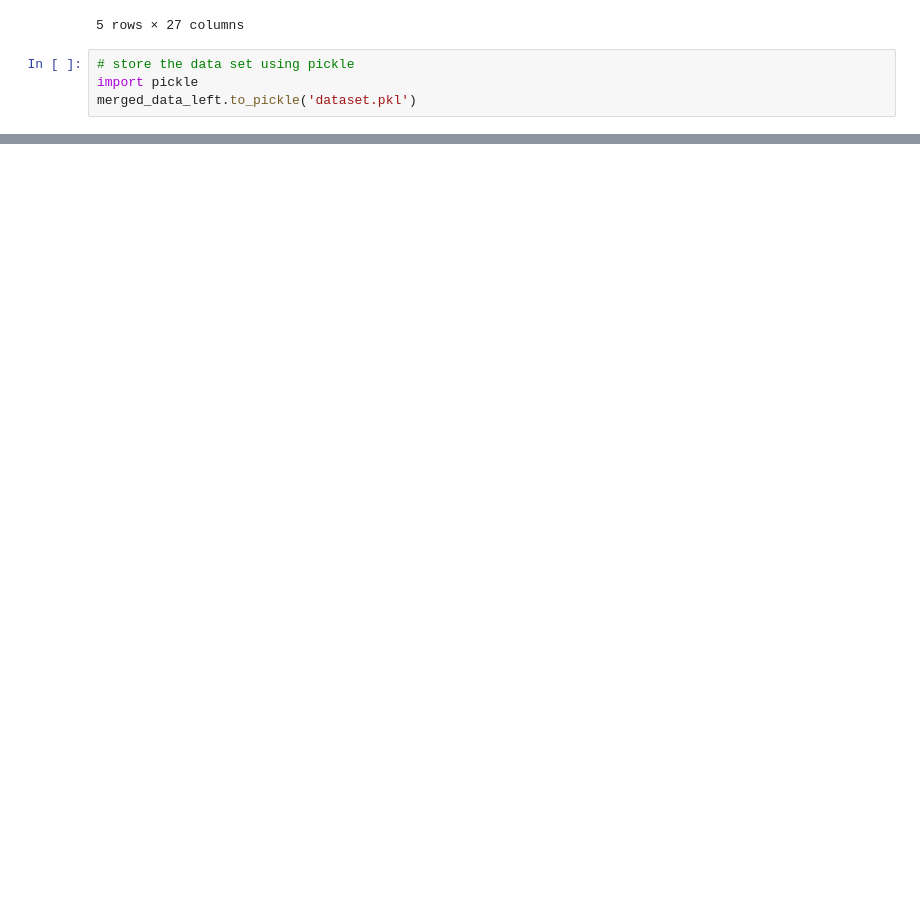
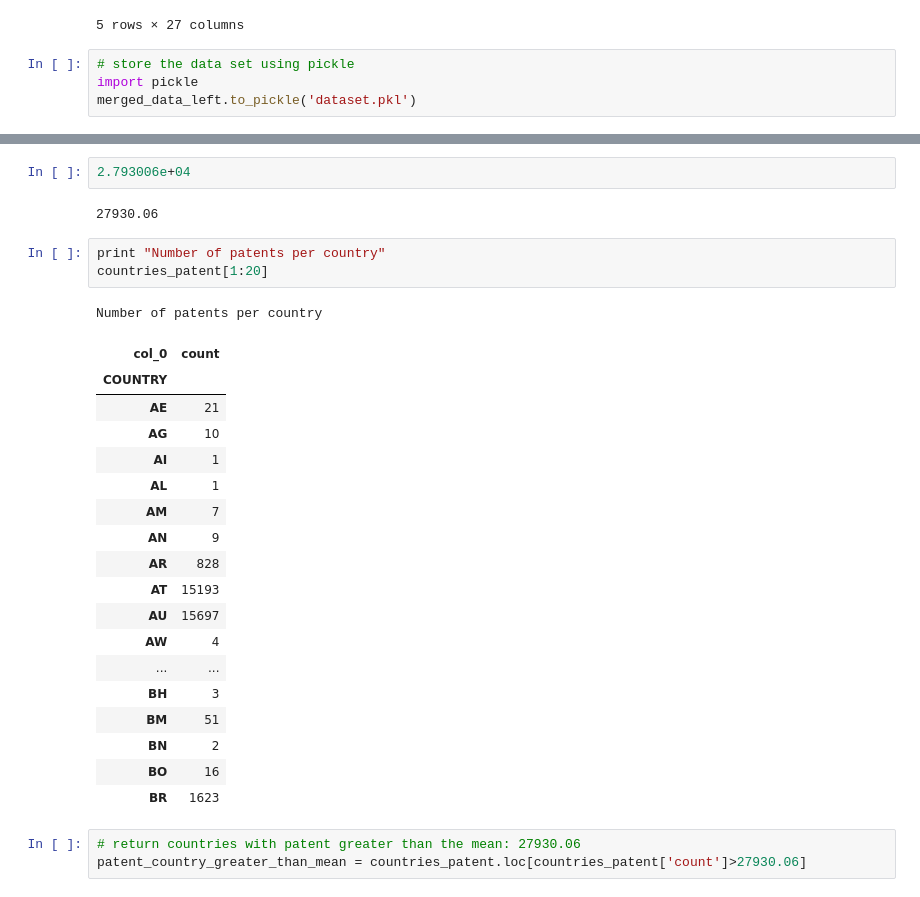
Before and after one commit to bilguunchinzorigEPFL/dataVisualization, a Jupyter notebook: Cleaning_pipline/Cleaning_pipeline_first_attempt.ipynb, the cells around one changed output, grey strips where cells are left out. Drawn from its saved outputs; the diff is of its cells as text; blank space fills up the shorter version.

```diff
--- a/Cleaning_pipline/Cleaning_pipeline_first_attempt.ipynb
+++ b/Cleaning_pipline/Cleaning_pipeline_first_attempt.ipynb
@@ -351,0 +366,30 @@ merged_data_left.to_pickle('dataset.pkl')
+# %%
+2.793006e+04
+# %% [output]
+27930.06
+# %%
+print "Number of patents per country"
+countries_patent[1:20]
+# %% [output]
+Number of patents per country
+| col_0 | count |
+| COUNTRY |  |
+| AE | 21 |
+| AG | 10 |
+| AI | 1 |
+| AL | 1 |
+| AM | 7 |
+| AN | 9 |
+| AR | 828 |
+| AT | 15193 |
+| AU | 15697 |
+| AW | 4 |
+| ... | ... |
+| BH | 3 |
+| BM | 51 |
+| BN | 2 |
+| BO | 16 |
+| BR | 1623 |
+# %%
+# return countries with patent greater than the mean: 27930.06
+patent_country_greater_than_mean = countries_patent.loc[countries_patent['count']>27930.06]
```
Also changed, not shown: parts of 5 cells of this notebook.
